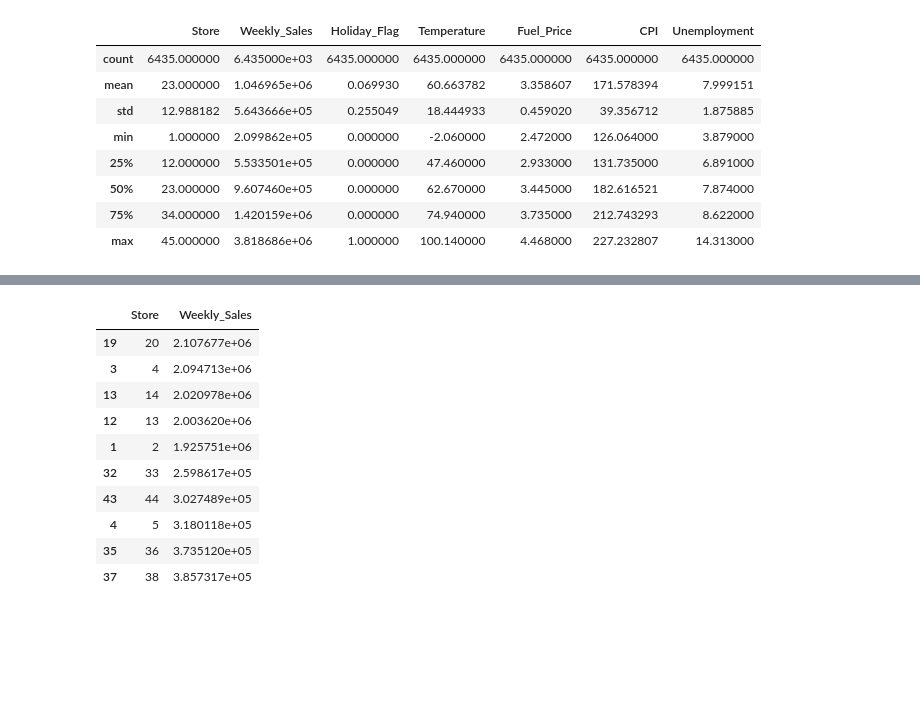
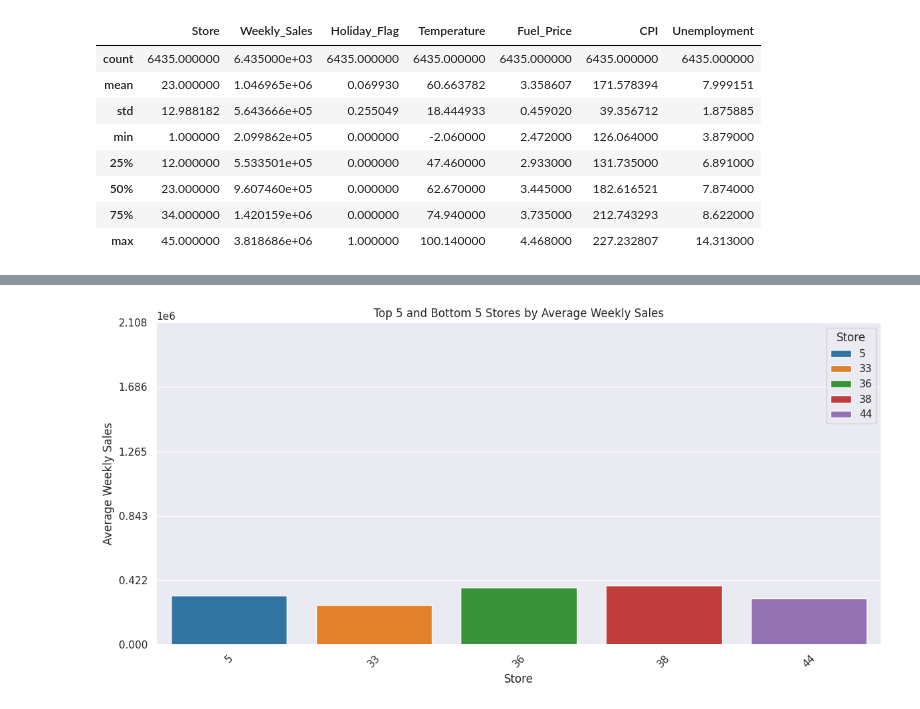
Before and after one commit to yushi2006/walmart-sales-forecasting, a Jupyter notebook: notebooks/EDA.ipynb, the cells around one changed output, grey strips where cells are left out. Cells and saved outputs as stored; diff of their text form; code cells hidden in the pictures; blank space fills up the shorter version.

```diff
--- a/notebooks/EDA.ipynb
+++ b/notebooks/EDA.ipynb
@@ -94,17 +90,29 @@ plt.show()
-# %%
-combined_stores
-# %% [output]
-|  | Store | Weekly_Sales |
-| 19 | 20 | 2.107677e+06 |
-| 3 | 4 | 2.094713e+06 |
-| 13 | 14 | 2.020978e+06 |
-| 12 | 13 | 2.003620e+06 |
-| 1 | 2 | 1.925751e+06 |
-| 32 | 33 | 2.598617e+05 |
-| 43 | 44 | 3.027489e+05 |
-| 4 | 5 | 3.180118e+05 |
-| 35 | 36 | 3.735120e+05 |
-| 37 | 38 | 3.857317e+05 |
+# %%
+plt.figure(figsize=(12, 6))  # Set figure size for readability
+sns.barplot(data=bottom_5_stores, x="Store", y="Weekly_Sales", hue="Store", palette="tab10")
+
+# Rotate x-axis labels for better readability
+plt.xticks(rotation=45)
+
+# Customize y-axis tick spacing
+y_ticks = np.arange(0, max_sales + 1, step=max_sales // 5)  # Adjust step for ~5 ticks
+plt.yticks(y_ticks)
+
+# Add title and labels
+plt.title("Top 5 and Bottom 5 Stores by Average Weekly Sales")
+plt.xlabel("Store")
+plt.ylabel("Average Weekly Sales")
+
+# Adjust layout to prevent label cutoff
+plt.tight_layout()
+
+# Save the plot
+plt.savefig("../figures/min_avg_weekly_sales_stores.png")
+
+# Show the plot
+plt.show()
+# %% [output]
+[figure, added]
 # %%
 # Interesting question, Question 2: what is the most frequent weather for each of the ten stores
 # We can get the mean, max, and min of the temp grouped by the store
```
Also changed, not shown: parts of 9 cells of this notebook, 6 other files.
